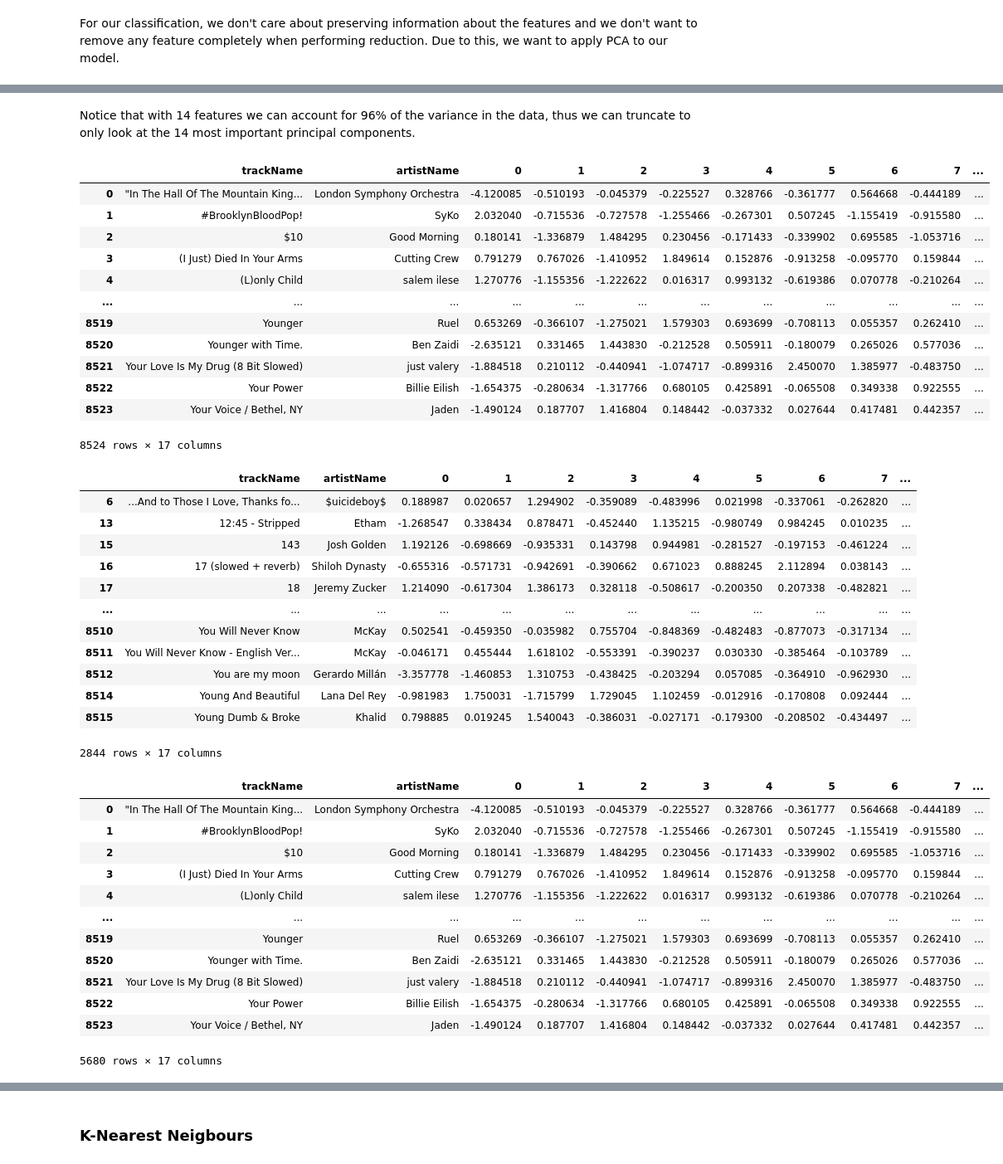
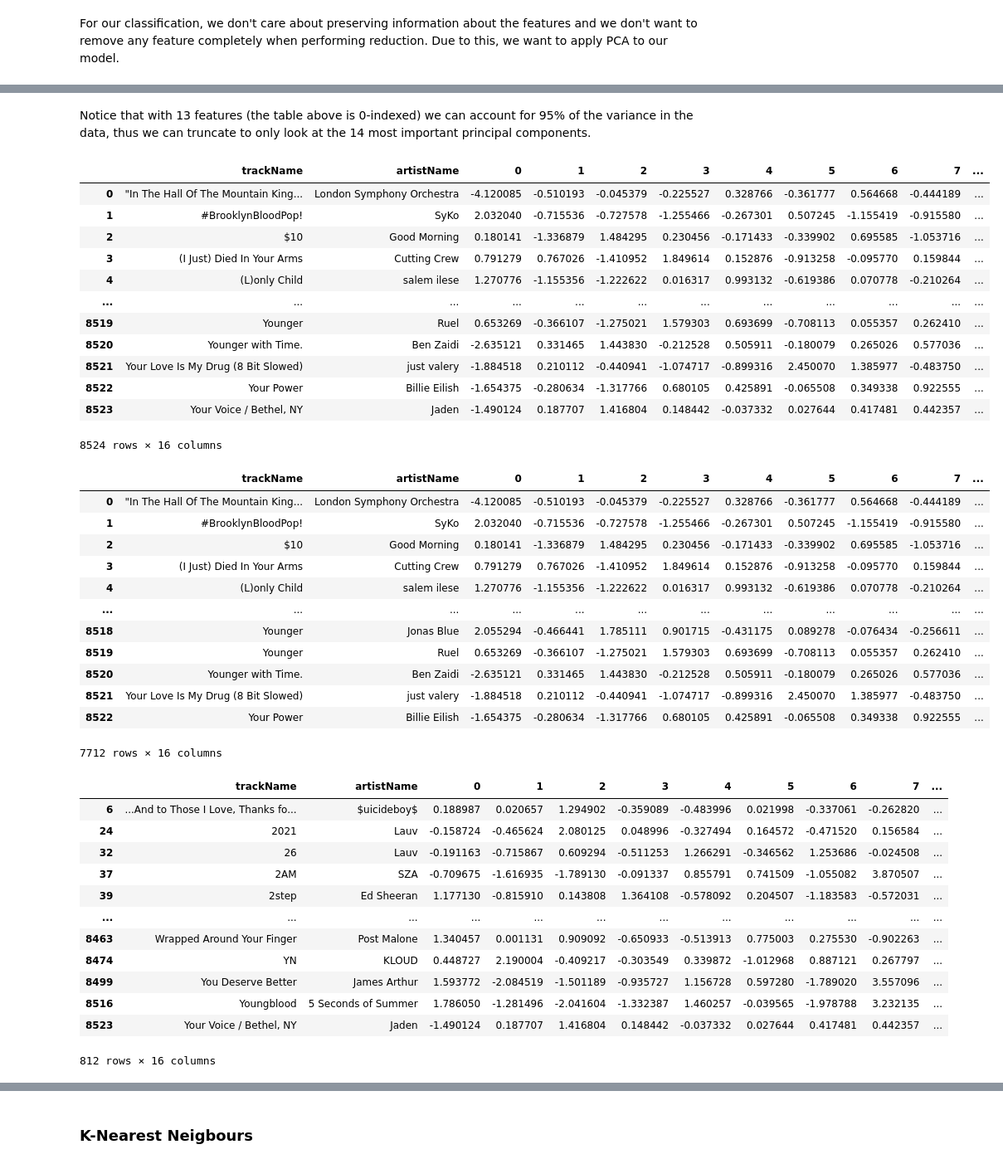
Before and after one commit to AtharvUmap/song_recommendation_model, a Jupyter notebook: song_rec.ipynb, the cells around one changed output, grey strips where cells are left out. Shown at 83% size. Saved outputs shown, nothing was run; the diff lists cells and outputs as text; code cells hidden in the pictures.

```diff
--- a/song_rec.ipynb
+++ b/song_rec.ipynb
@@ -9,7 +9,7 @@ import seaborn as sns
 # pd.set_option('display.max_columns', None)
 # %%
 #importing the database
-df = pd.read_csv("Spotify_Song_Attributes.csv");
+df = pd.read_csv("Spotify_Song_Attributes_Labeled.csv");
 # display(df)
 # %%
 # Cleaning the data based on null values
@@ -430,14 +432,15 @@ df_temp = df_genre
 encoder = OneHotEncoder(sparse_output=False)
 encoded = encoder.fit_transform(df_genre[['mapped_genre']])
 X_encoded = pd.DataFrame(encoded, columns=encoder.categories_[0])
-df_final = df_temp.drop('genre', axis=1)
-df_final = df_final.drop('mapped_genre', axis=1)
+df_final = df_temp.drop(['genre', 'mapped_genre'], axis=1)
 df_final = pd.concat([X_std, X_encoded], axis=1)
+df_final = pd.concat([df_final.reset_index(drop=True), df_genre['user_label'].reset_index(drop=True)], axis=1)
 
-X = df_final.dropna()
+X = df_final.drop(['user_label'], axis = 1)
+Y = df_final['user_label']
 
-Y = pd.DataFrame(np.random.choice([-1, 0, 1], size=len(X)), columns = ['liked'])
-display(X, Y)
+display(X)
+display(Y)
 # %% [output]
 |  | msPlayed | danceability | energy | key | loudness | mode | valence | duration_ms | tempo | ... |
 | 0 | 0.046675 | -0.800047 | -1.805890 | 0.491038 | -1.713730 | 0.787348 | -1.290515 | -0.721384 | -0.237078 | ... |
@@ -500,67 +514,67 @@ Cumulative Variance by Comp0nents:
 29  1.000000
 [figure]
 # %% [markdown]
-Notice that with 14 features we can account for 96% of the variance in the data, thus we can truncate to only look at the 14 most important principal components.
+Notice that with 13 features (the table above is 0-indexed) we can account for 95% of the variance in the data, thus we can truncate to only look at the 14 most important principal components.
 # %%
 #Keeping only the first 13 features
-k = 14
+k = 13
 X_imp = pd.DataFrame(X_pca[:, :k])
 X_names = df_genre[['trackName', 'artistName']]
 
 #Add the corresponding trackname and artist_name to the songs.
 X_class = pd.concat([X_names.reset_index(drop=True), X_imp.reset_index(drop=True)], axis=1)
 classification_data = pd.concat([X_class.reset_index(drop=True), Y.reset_index(drop=True)], axis=1)
 display(classification_data)
 
 #Notice that when the liked value is 0, the individual doesn't know the song.
 #This suggest we can use them later for the recommendation process.
-classification_rec = classification_data[classification_data['liked'] == 0]
-classification_train = classification_data[classification_data['liked'] != 0]
+classification_rec = classification_data[classification_data['user_label'] == 0]
+classification_train = classification_data[classification_data['user_label'] != 0]
 display(classification_rec)
 display(classification_train)
 
 #Organizing the data from training and testing the model
-X_classification = classification_train.drop(['trackName', 'artistName', 'liked'], axis = 1)
-Y_classification = classification_train['liked']
+Y_classification = classification_train['user_label']
+X_classification = classification_train.drop(['trackName', 'artistName', 'user_label'], axis = 1)
 
 X_train, X_test, y_train, y_test = train_test_split(X_classification, Y_classification, test_size=0.2)
 # %% [output]
 |  | trackName | artistName | 0 | 1 | 2 | 3 | 4 | 5 | 6 | 7 | ... |
 | 0 | "In The Hall Of The Mountain King... | London Symphony Orchestra | -4.120085 | -0.510193 | -0.045379 | -0.225527 | 0.328766 | -0.361777 | 0.564668 | -0.444189 | ... |
 | 1 | #BrooklynBloodPop! | SyKo | 2.032040 | -0.715536 | -0.727578 | -1.255466 | -0.267301 | 0.507245 | -1.155419 | -0.915580 | ... |
 | 2 | $10 | Good Morning | 0.180141 | -1.336879 | 1.484295 | 0.230456 | -0.171433 | -0.339902 | 0.695585 | -1.053716 | ... |
 | 3 | (I Just) Died In Your Arms | Cutting Crew | 0.791279 | 0.767026 | -1.410952 | 1.849614 | 0.152876 | -0.913258 | -0.095770 | 0.159844 | ... |
 | 4 | (L)only Child | salem ilese | 1.270776 | -1.155356 | -1.222622 | 0.016317 | 0.993132 | -0.619386 | 0.070778 | -0.210264 | ... |
 | ... | ... | ... | ... | ... | ... | ... | ... | ... | ... | ... | ... |
 | 8519 | Younger | Ruel | 0.653269 | -0.366107 | -1.275021 | 1.579303 | 0.693699 | -0.708113 | 0.055357 | 0.262410 | ... |
 | 8520 | Younger with Time. | Ben Zaidi | -2.635121 | 0.331465 | 1.443830 | -0.212528 | 0.505911 | -0.180079 | 0.265026 | 0.577036 | ... |
 | 8521 | Your Love Is My Drug (8 Bit Slowed) | just valery | -1.884518 | 0.210112 | -0.440941 | -1.074717 | -0.899316 | 2.450070 | 1.385977 | -0.483750 | ... |
 | 8522 | Your Power | Billie Eilish | -1.654375 | -0.280634 | -1.317766 | 0.680105 | 0.425891 | -0.065508 | 0.349338 | 0.922555 | ... |
 | 8523 | Your Voice / Bethel, NY | Jaden | -1.490124 | 0.187707 | 1.416804 | 0.148442 | -0.037332 | 0.027644 | 0.417481 | 0.442357 | ... |
-8524 rows × 17 columns
+8524 rows × 16 columns
 |  | trackName | artistName | 0 | 1 | 2 | 3 | 4 | 5 | 6 | 7 | ... |
-| 6 | ...And to Those I Love, Thanks fo... | $uicideboy$ | 0.188987 | 0.020657 | 1.294902 | -0.359089 | -0.483996 | 0.021998 | -0.337061 | -0.262820 | ... |
-| 13 | 12:45 - Stripped | Etham | -1.268547 | 0.338434 | 0.878471 | -0.452440 | 1.135215 | -0.980749 | 0.984245 | 0.010235 | ... |
-| 15 | 143 | Josh Golden | 1.192126 | -0.698669 | -0.935331 | 0.143798 | 0.944981 | -0.281527 | -0.197153 | -0.461224 | ... |
-| 16 | 17 (slowed + reverb) | Shiloh Dynasty | -0.655316 | -0.571731 | -0.942691 | -0.390662 | 0.671023 | 0.888245 | 2.112894 | 0.038143 | ... |
-| 17 | 18 | Jeremy Zucker | 1.214090 | -0.617304 | 1.386173 | 0.328118 | -0.508617 | -0.200350 | 0.207338 | -0.482821 | ... |
+| 0 | "In The Hall Of The Mountain King... | London Symphony Orchestra | -4.120085 | -0.510193 | -0.045379 | -0.225527 | 0.328766 | -0.361777 | 0.564668 | -0.444189 | ... |
+| 1 | #BrooklynBloodPop! | SyKo | 2.032040 | -0.715536 | -0.727578 | -1.255466 | -0.267301 | 0.507245 | -1.155419 | -0.915580 | ... |
+| 2 | $10 | Good Morning | 0.180141 | -1.336879 | 1.484295 | 0.230456 | -0.171433 | -0.339902 | 0.695585 | -1.053716 | ... |
+| 3 | (I Just) Died In Your Arms | Cutting Crew | 0.791279 | 0.767026 | -1.410952 | 1.849614 | 0.152876 | -0.913258 | -0.095770 | 0.159844 | ... |
+| 4 | (L)only Child | salem ilese | 1.270776 | -1.155356 | -1.222622 | 0.016317 | 0.993132 | -0.619386 | 0.070778 | -0.210264 | ... |
 | ... | ... | ... | ... | ... | ... | ... | ... | ... | ... | ... | ... |
-| 8510 | You Will Never Know | McKay | 0.502541 | -0.459350 | -0.035982 | 0.755704 | -0.848369 | -0.482483 | -0.877073 | -0.317134 | ... |
-| 8511 | You Will Never Know - English Ver... | McKay | -0.046171 | 0.455444 | 1.618102 | -0.553391 | -0.390237 | 0.030330 | -0.385464 | -0.103789 | ... |
-| 8512 | You are my moon | Gerardo Millán | -3.357778 | -1.460853 | 1.310753 | -0.438425 | -0.203294 | 0.057085 | -0.364910 | -0.962930 | ... |
-| 8514 | Young And Beautiful | Lana Del Rey | -0.981983 | 1.750031 | -1.715799 | 1.729045 | 1.102459 | -0.012916 | -0.170808 | 0.092444 | ... |
-| 8515 | Young Dumb & Broke | Khalid | 0.798885 | 0.019245 | 1.540043 | -0.386031 | -0.027171 | -0.179300 | -0.208502 | -0.434497 | ... |
+| 8518 | Younger | Jonas Blue | 2.055294 | -0.466441 | 1.785111 | 0.901715 | -0.431175 | 0.089278 | -0.076434 | -0.256611 | ... |
+| 8519 | Younger | Ruel | 0.653269 | -0.366107 | -1.275021 | 1.579303 | 0.693699 | -0.708113 | 0.055357 | 0.262410 | ... |
+| 8520 | Younger with Time. | Ben Zaidi | -2.635121 | 0.331465 | 1.443830 | -0.212528 | 0.505911 | -0.180079 | 0.265026 | 0.577036 | ... |
+| 8521 | Your Love Is My Drug (8 Bit Slowed) | just valery | -1.884518 | 0.210112 | -0.440941 | -1.074717 | -0.899316 | 2.450070 | 1.385977 | -0.483750 | ... |
+| 8522 | Your Power | Billie Eilish | -1.654375 | -0.280634 | -1.317766 | 0.680105 | 0.425891 | -0.065508 | 0.349338 | 0.922555 | ... |
-2844 rows × 17 columns
+7712 rows × 16 columns
 |  | trackName | artistName | 0 | 1 | 2 | 3 | 4 | 5 | 6 | 7 | ... |
-| 0 | "In The Hall Of The Mountain King... | London Symphony Orchestra | -4.120085 | -0.510193 | -0.045379 | -0.225527 | 0.328766 | -0.361777 | 0.564668 | -0.444189 | ... |
-| 1 | #BrooklynBloodPop! | SyKo | 2.032040 | -0.715536 | -0.727578 | -1.255466 | -0.267301 | 0.507245 | -1.155419 | -0.915580 | ... |
-| 2 | $10 | Good Morning | 0.180141 | -1.336879 | 1.484295 | 0.230456 | -0.171433 | -0.339902 | 0.695585 | -1.053716 | ... |
-| 3 | (I Just) Died In Your Arms | Cutting Crew | 0.791279 | 0.767026 | -1.410952 | 1.849614 | 0.152876 | -0.913258 | -0.095770 | 0.159844 | ... |
-| 4 | (L)only Child | salem ilese | 1.270776 | -1.155356 | -1.222622 | 0.016317 | 0.993132 | -0.619386 | 0.070778 | -0.210264 | ... |
+| 6 | ...And to Those I Love, Thanks fo... | $uicideboy$ | 0.188987 | 0.020657 | 1.294902 | -0.359089 | -0.483996 | 0.021998 | -0.337061 | -0.262820 | ... |
+| 24 | 2021 | Lauv | -0.158724 | -0.465624 | 2.080125 | 0.048996 | -0.327494 | 0.164572 | -0.471520 | 0.156584 | ... |
+| 32 | 26 | Lauv | -0.191163 | -0.715867 | 0.609294 | -0.511253 | 1.266291 | -0.346562 | 1.253686 | -0.024508 | ... |
+| 37 | 2AM | SZA | -0.709675 | -1.616935 | -1.789130 | -0.091337 | 0.855791 | 0.741509 | -1.055082 | 3.870507 | ... |
+| 39 | 2step | Ed Sheeran | 1.177130 | -0.815910 | 0.143808 | 1.364108 | -0.578092 | 0.204507 | -1.183583 | -0.572031 | ... |
 | ... | ... | ... | ... | ... | ... | ... | ... | ... | ... | ... | ... |
-| 8519 | Younger | Ruel | 0.653269 | -0.366107 | -1.275021 | 1.579303 | 0.693699 | -0.708113 | 0.055357 | 0.262410 | ... |
-| 8520 | Younger with Time. | Ben Zaidi | -2.635121 | 0.331465 | 1.443830 | -0.212528 | 0.505911 | -0.180079 | 0.265026 | 0.577036 | ... |
-| 8521 | Your Love Is My Drug (8 Bit Slowed) | just valery | -1.884518 | 0.210112 | -0.440941 | -1.074717 | -0.899316 | 2.450070 | 1.385977 | -0.483750 | ... |
-| 8522 | Your Power | Billie Eilish | -1.654375 | -0.280634 | -1.317766 | 0.680105 | 0.425891 | -0.065508 | 0.349338 | 0.922555 | ... |
+| 8463 | Wrapped Around Your Finger | Post Malone | 1.340457 | 0.001131 | 0.909092 | -0.650933 | -0.513913 | 0.775003 | 0.275530 | -0.902263 | ... |
+| 8474 | YN | KLOUD | 0.448727 | 2.190004 | -0.409217 | -0.303549 | 0.339872 | -1.012968 | 0.887121 | 0.267797 | ... |
+| 8499 | You Deserve Better | James Arthur | 1.593772 | -2.084519 | -1.501189 | -0.935727 | 1.156728 | 0.597280 | -1.789020 | 3.557096 | ... |
+| 8516 | Youngblood | 5 Seconds of Summer | 1.786050 | -1.281496 | -2.041604 | -1.332387 | 1.460257 | -0.039565 | -1.978788 | 3.232135 | ... |
 | 8523 | Your Voice / Bethel, NY | Jaden | -1.490124 | 0.187707 | 1.416804 | 0.148442 | -0.037332 | 0.027644 | 0.417481 | 0.442357 | ... |
-5680 rows × 17 columns
+812 rows × 16 columns
```
Also changed, not shown: parts of 12 cells of this notebook.
